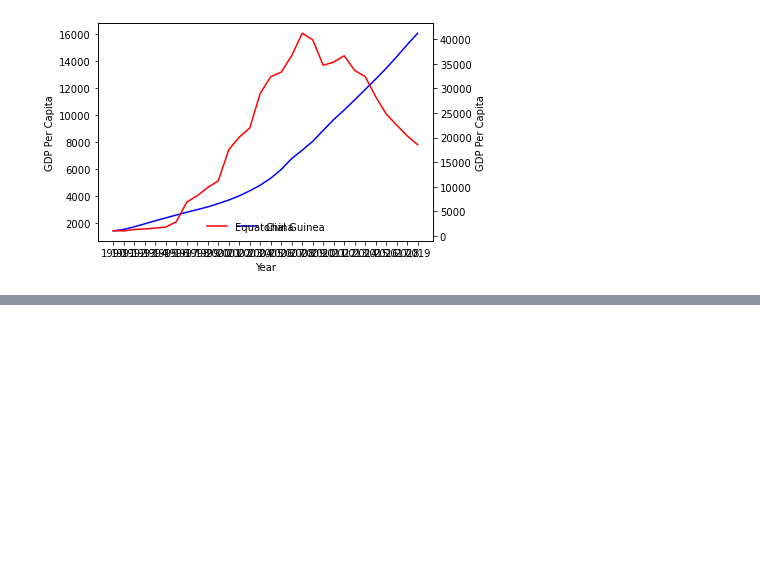
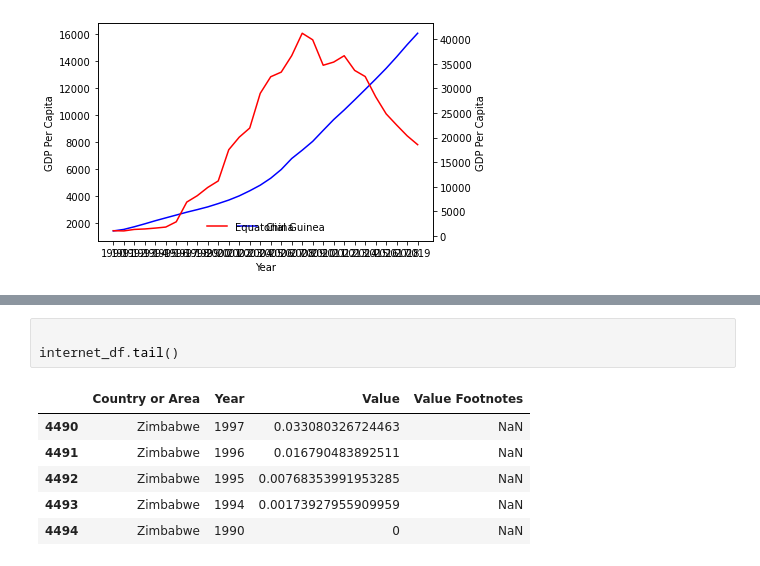
Before and after one commit to nss-data-science-cohort-5/un_exploration-bdfinlayson, a Jupyter notebook: main.ipynb, the cells around one changed output, grey strips where cells are left out. Drawn from its saved outputs; the diff is of its cells as text; blank space fills up the shorter version.

```diff
--- a/main.ipynb
+++ b/main.ipynb
@@ -238,0 +359,10 @@ plot_country_gdp(ax2, country_b, country_names[1], 'r')
+# %%
+
+internet_df.tail()
+# %% [output]
+|  | Country or Area | Year | Value | Value Footnotes |
+| 4490 | Zimbabwe | 1997 | 0.033080326724463 | NaN |
+| 4491 | Zimbabwe | 1996 | 0.016790483892511 | NaN |
+| 4492 | Zimbabwe | 1995 | 0.00768353991953285 | NaN |
+| 4493 | Zimbabwe | 1994 | 0.00173927955909959 | NaN |
+| 4494 | Zimbabwe | 1990 | 0 | NaN |
```
Also changed, not shown: parts of 10 cells of this notebook, 1 other file.
